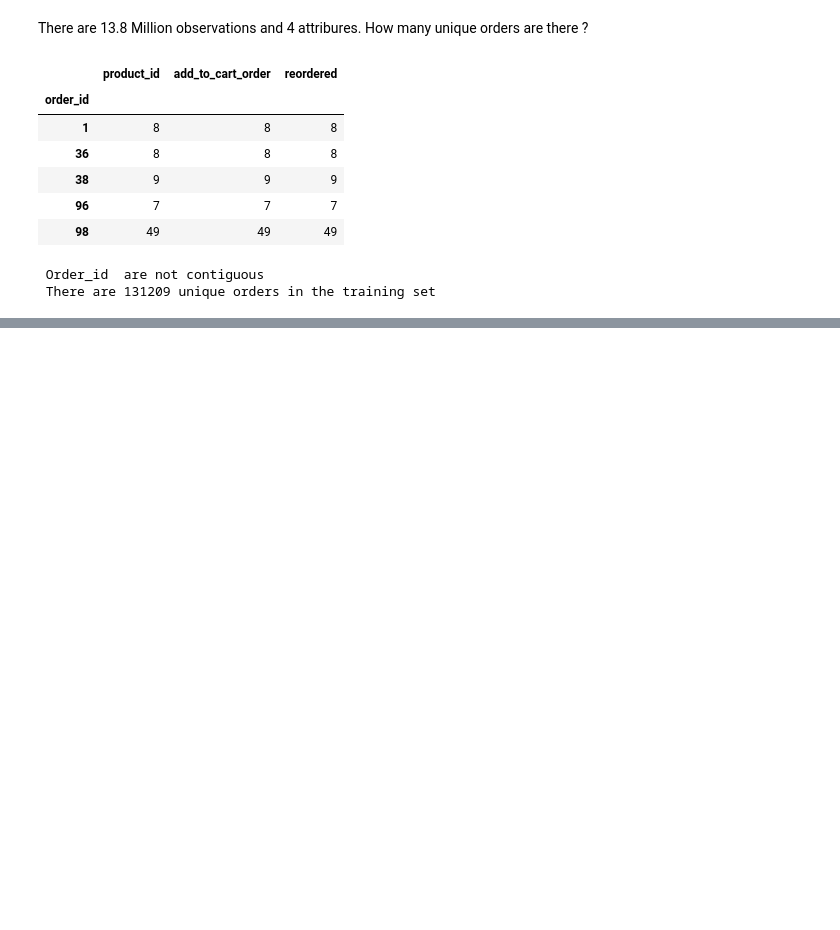
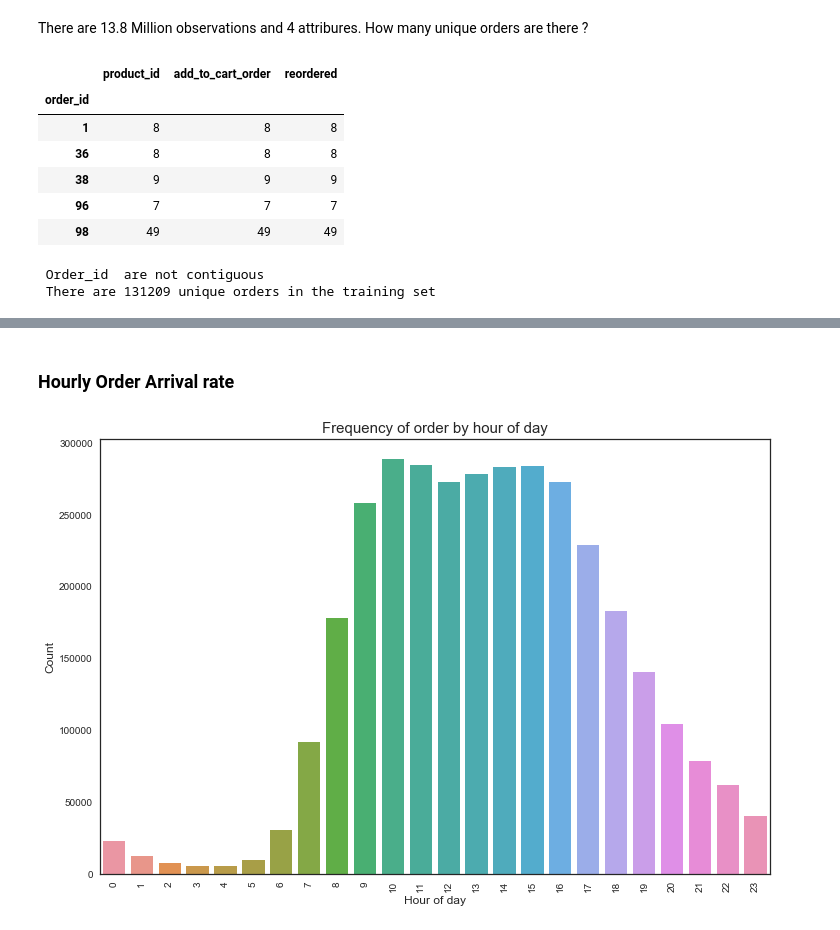
Before and after one commit to krajeshj/InstacartMBA, a Jupyter notebook: code/py/InstacartMBA_ETL.ipynb, the cells around one changed output, grey strips where cells are left out. Cells and saved outputs as stored; diff of their text form; code cells hidden in the pictures; blank space fills up the shorter version.

```diff
--- a/code/py/InstacartMBA_ETL.ipynb
+++ b/code/py/InstacartMBA_ETL.ipynb
@@ -135,0 +284,13 @@ print(" There are {} unique orders in the training set".format(rows))
+# %% [markdown]
+### Hourly Order Arrival rate
+# %%
+plt.figure(figsize=(12,8))
+with sns.color_palette("BuPu"):
+    sns.countplot(x="order_hour_of_day", data=orders_df)
+plt.ylabel('Count', fontsize=12)
+plt.xlabel('Hour of day', fontsize=12)
+plt.xticks(rotation='vertical')
+plt.title("Frequency of order by hour of day", fontsize=15)
+plt.show()
+# %% [output]
+[figure, added]
```
Also changed, not shown: parts of 33 cells of this notebook.
